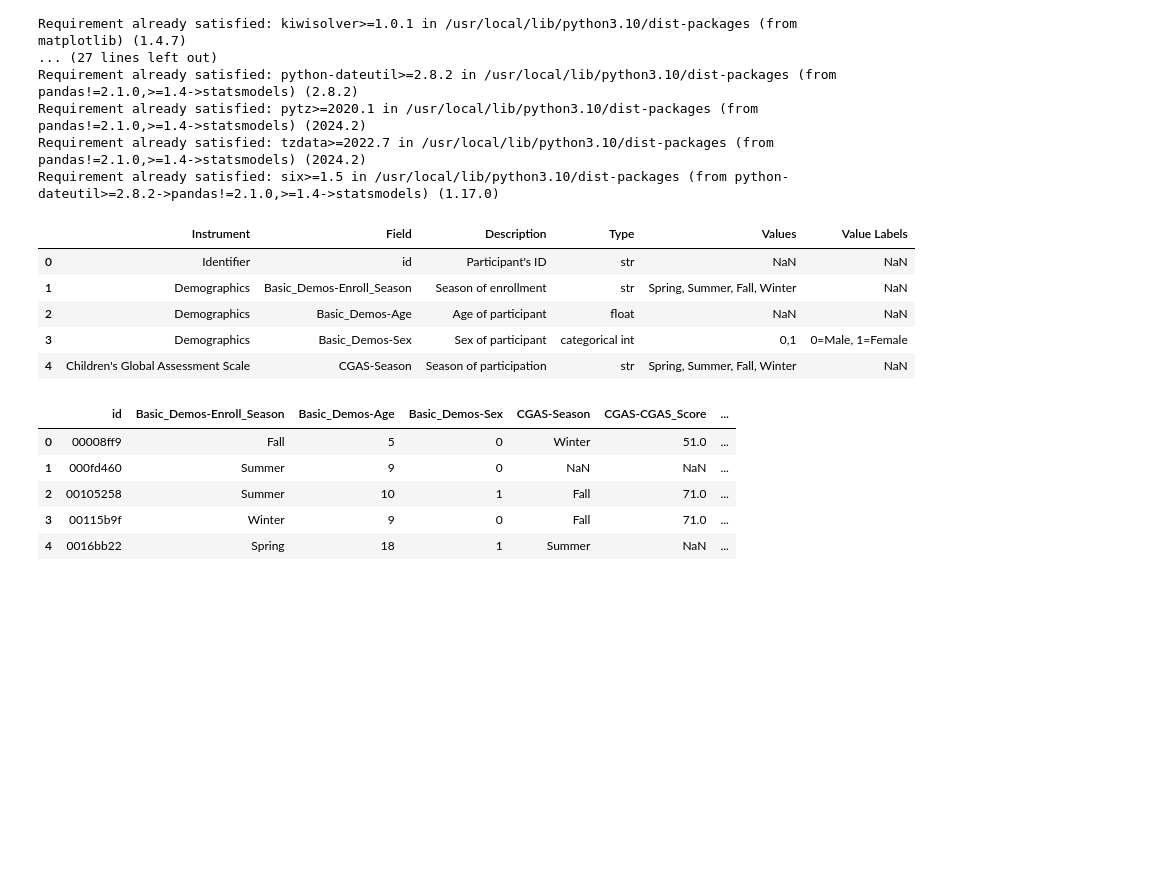
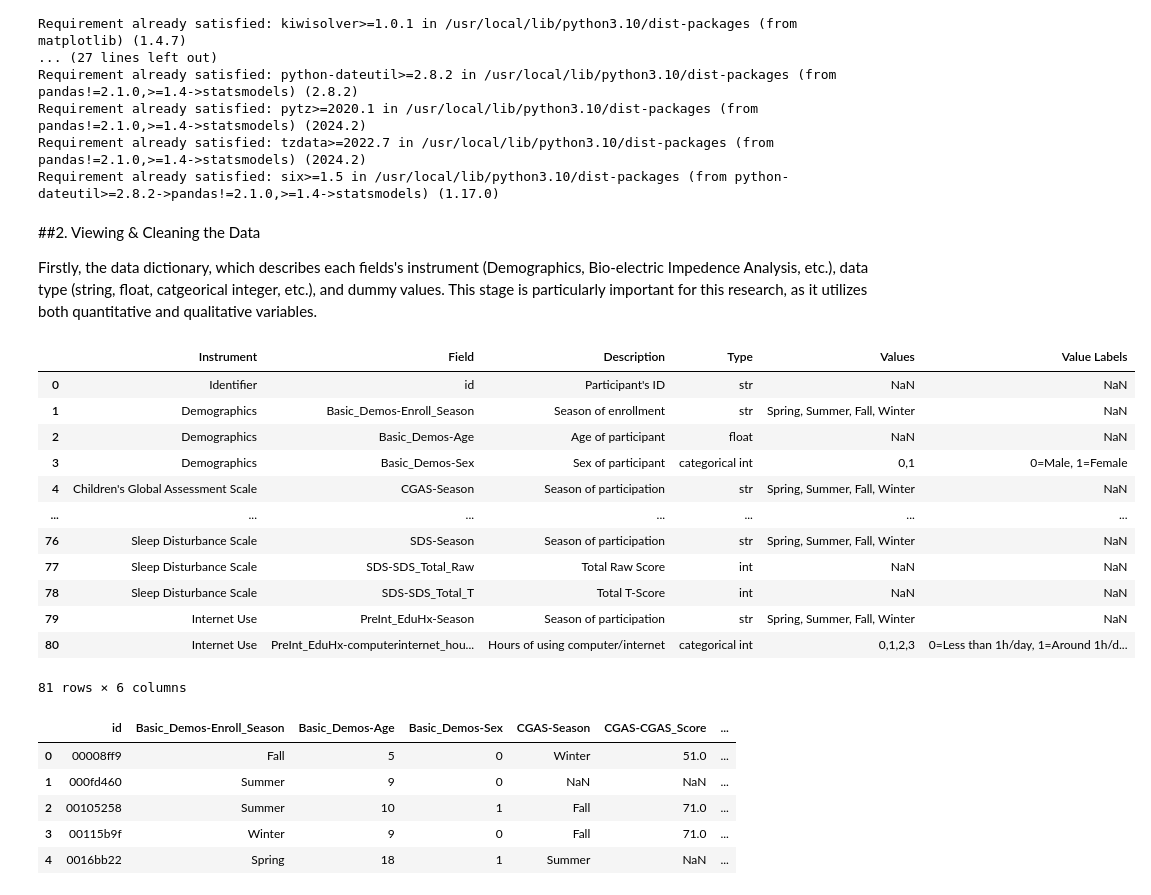
Before and after one commit to eunicebalicanta/econ326-research, a Jupyter notebook: ECON326_FinalPaper.ipynb, the cells around one changed output. Cells and saved outputs as stored; diff of their text form; code cells hidden in the pictures; blank space fills up the shorter version.

```diff
--- a/ECON326_FinalPaper.ipynb
+++ b/ECON326_FinalPaper.ipynb
@@ -48,18 +59,29 @@ Requirement already satisfied: python-dateutil>=2.8.2 in /usr/local/lib/python3.
 Requirement already satisfied: pytz>=2020.1 in /usr/local/lib/python3.10/dist-packages (from pandas!=2.1.0,>=1.4->statsmodels) (2024.2)
 Requirement already satisfied: tzdata>=2022.7 in /usr/local/lib/python3.10/dist-packages (from pandas!=2.1.0,>=1.4->statsmodels) (2024.2)
 Requirement already satisfied: six>=1.5 in /usr/local/lib/python3.10/dist-packages (from python-dateutil>=2.8.2->pandas!=2.1.0,>=1.4->statsmodels) (1.17.0)
+# %% [markdown]
+##2. Viewing & Cleaning the Data
+
+Firstly, the data dictionary, which describes each fields's instrument (Demographics, Bio-electric Impedence Analysis, etc.), data type (string, float, catgeorical integer, etc.), and dummy values. This stage is particularly important for this research, as it utilizes both quantitative and qualitative variables.
 # %%
 # Load the data dictionary
 file_dictionary = '/content/drive/MyDrive/ECON 326 Project Code/Final Paper/child-mind-institute-problematic-internet-use (2)/data_dictionary.csv'
 data_dicionary = pd.read_csv(file_dictionary)
-data_dicionary.head()
+data_dicionary
 # %% [output]
 |  | Instrument | Field | Description | Type | Values | Value Labels |
 | 0 | Identifier | id | Participant's ID | str | NaN | NaN |
 | 1 | Demographics | Basic_Demos-Enroll_Season | Season of enrollment | str | Spring, Summer, Fall, Winter | NaN |
 | 2 | Demographics | Basic_Demos-Age | Age of participant | float | NaN | NaN |
 | 3 | Demographics | Basic_Demos-Sex | Sex of participant | categorical int | 0,1 | 0=Male, 1=Female |
 | 4 | Children's Global Assessment Scale | CGAS-Season | Season of participation | str | Spring, Summer, Fall, Winter | NaN |
+| ... | ... | ... | ... | ... | ... | ... |
+| 76 | Sleep Disturbance Scale | SDS-Season | Season of participation | str | Spring, Summer, Fall, Winter | NaN |
+| 77 | Sleep Disturbance Scale | SDS-SDS_Total_Raw | Total Raw Score | int | NaN | NaN |
+| 78 | Sleep Disturbance Scale | SDS-SDS_Total_T | Total T-Score | int | NaN | NaN |
+| 79 | Internet Use | PreInt_EduHx-Season | Season of participation | str | Spring, Summer, Fall, Winter | NaN |
+| 80 | Internet Use | PreInt_EduHx-computerinternet_hou... | Hours of using computer/internet | categorical int | 0,1,2,3 | 0=Less than 1h/day, 1=Around 1h/d... |
+81 rows × 6 columns
 # %%
 # Load the data
 file_data = '/content/drive/MyDrive/ECON 326 Project Code/Final Paper/child-mind-institute-problematic-internet-use (2)/train.csv'
```
Also changed, not shown: parts of 31 cells of this notebook.
